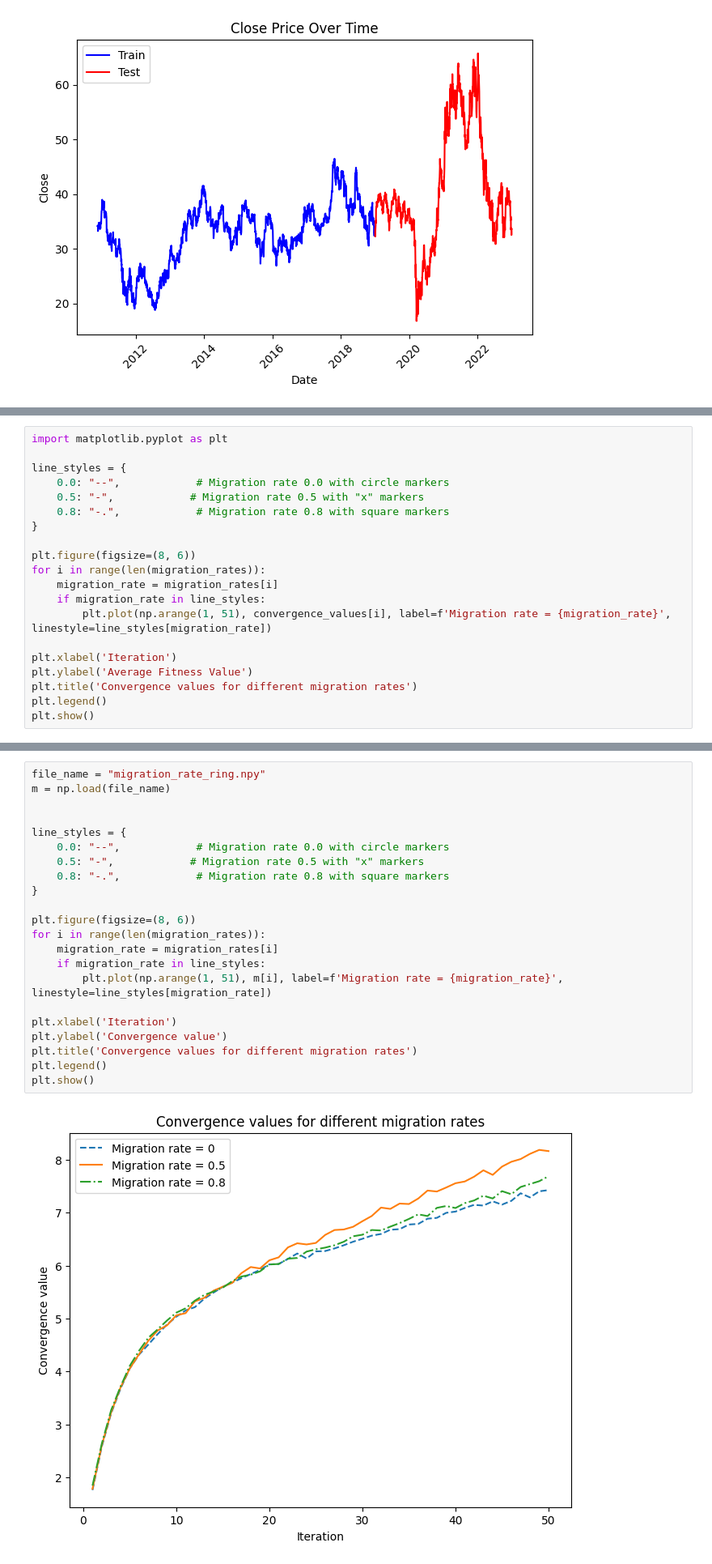
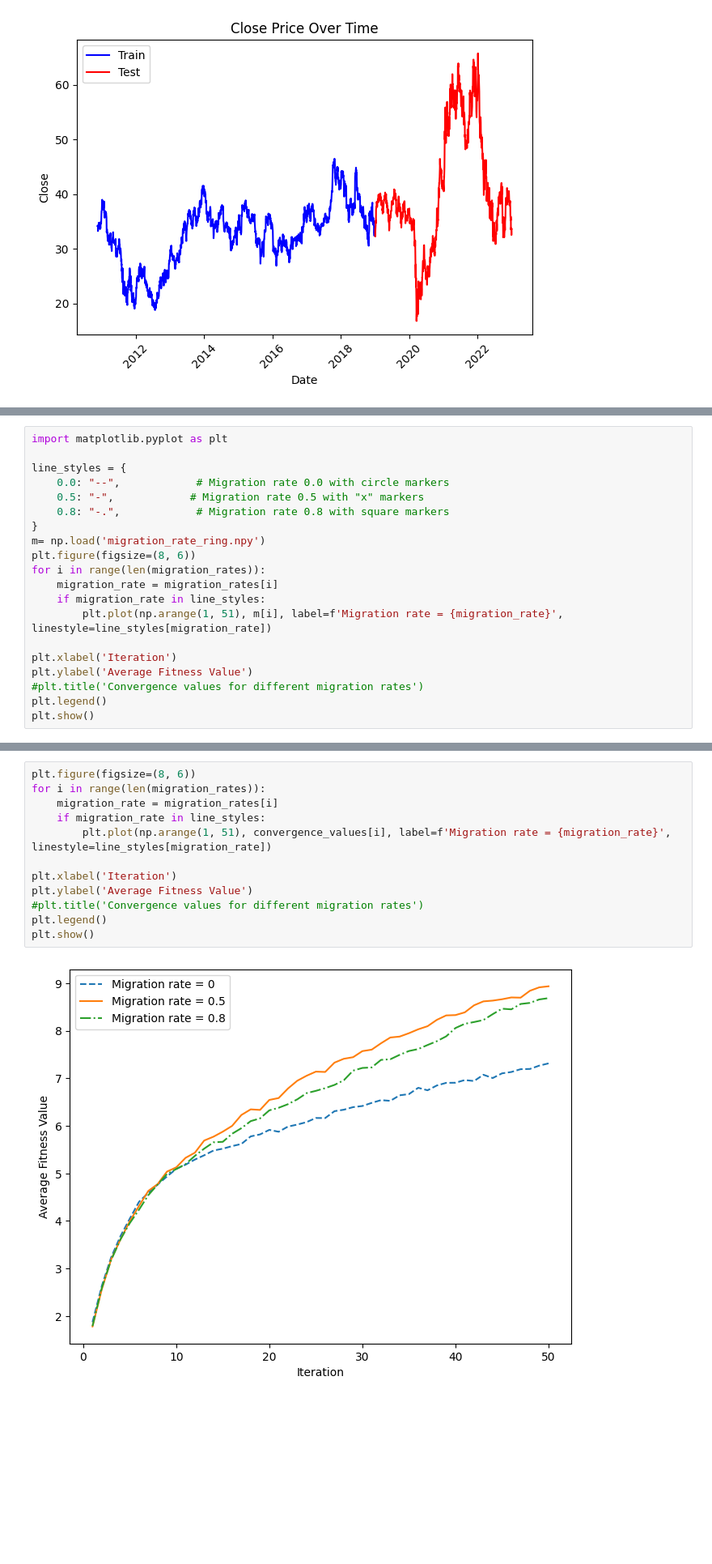
Before and after one commit to Chideme/island_genetic_algrorithm, a Jupyter notebook: migration.ipynb, the cells around one changed output, grey strips where cells are left out. Shown at 81% size. Drawn from its saved outputs; the diff is of its cells as text; blank space fills up the shorter version.

```diff
--- a/migration.ipynb
+++ b/migration.ipynb
@@ -76,16 +76,16 @@ line_styles = {
     0.5: "-",            # Migration rate 0.5 with "x" markers
     0.8: "-.",            # Migration rate 0.8 with square markers
 }
-
+m= np.load('migration_rate_ring.npy')
 plt.figure(figsize=(8, 6))
 for i in range(len(migration_rates)):
     migration_rate = migration_rates[i]
     if migration_rate in line_styles:
-        plt.plot(np.arange(1, 51), convergence_values[i], label=f'Migration rate = {migration_rate}', linestyle=line_styles[migration_rate])
+        plt.plot(np.arange(1, 51), m[i], label=f'Migration rate = {migration_rate}', linestyle=line_styles[migration_rate])
 
 plt.xlabel('Iteration')
 plt.ylabel('Average Fitness Value')
-plt.title('Convergence values for different migration rates')
+#plt.title('Convergence values for different migration rates')
 plt.legend()
 plt.show()
 # %% [output]
@@ -152,24 +146,14 @@ The difference in convergence is not statistically significant.
 # %%
-file_name = "migration_rate_ring.npy"
-m = np.load(file_name)
-
-
-line_styles = {
-    0.0: "--",            # Migration rate 0.0 with circle markers
-    0.5: "-",            # Migration rate 0.5 with "x" markers
-    0.8: "-.",            # Migration rate 0.8 with square markers
-}
-
 plt.figure(figsize=(8, 6))
 for i in range(len(migration_rates)):
     migration_rate = migration_rates[i]
     if migration_rate in line_styles:
-        plt.plot(np.arange(1, 51), m[i], label=f'Migration rate = {migration_rate}', linestyle=line_styles[migration_rate])
+        plt.plot(np.arange(1, 51), convergence_values[i], label=f'Migration rate = {migration_rate}', linestyle=line_styles[migration_rate])
 
 plt.xlabel('Iteration')
-plt.ylabel('Convergence value')
-plt.title('Convergence values for different migration rates')
+plt.ylabel('Average Fitness Value')
+#plt.title('Convergence values for different migration rates')
 plt.legend()
 plt.show()
 # %% [output]
-[figure, old version]
+[figure, new version]
```
Also changed, not shown: parts of 3 cells of this notebook, 5 other files.
